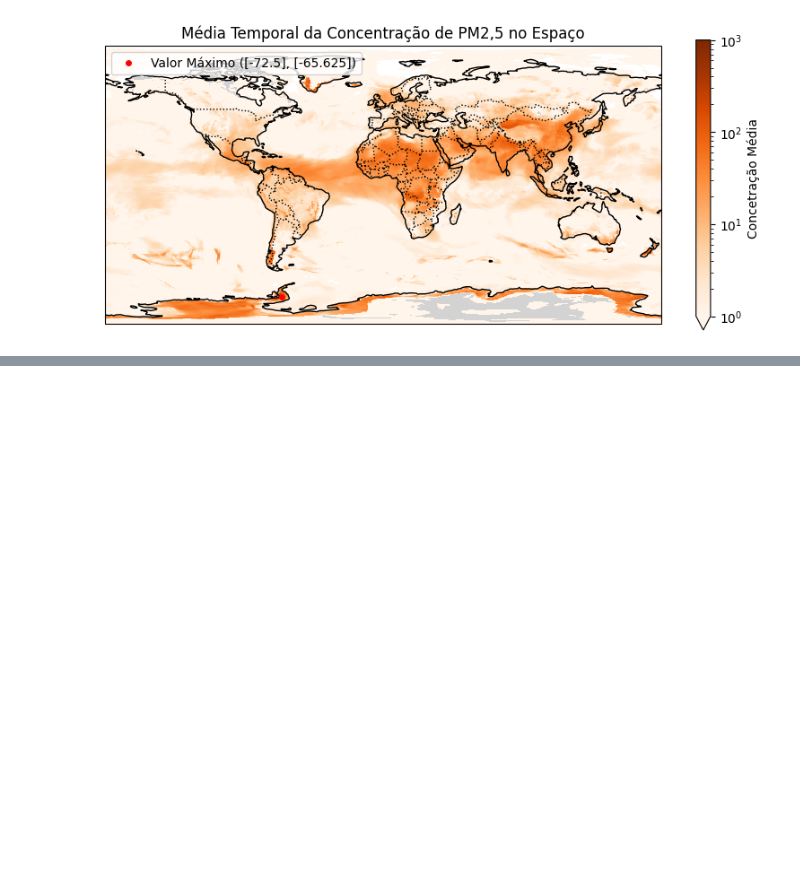
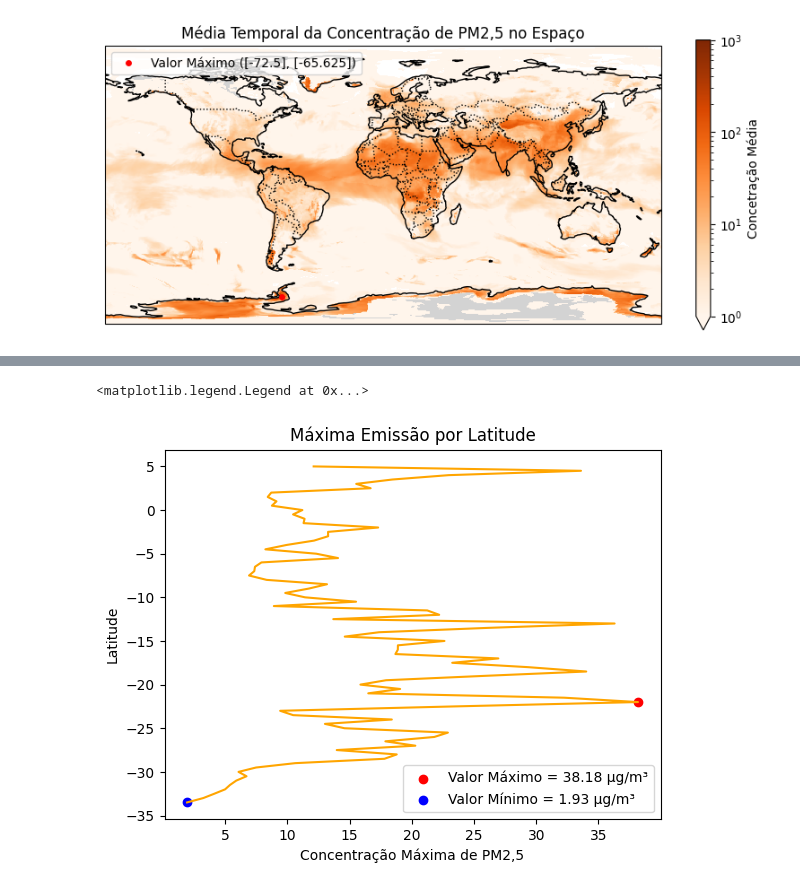
Before and after one commit to Bianca-bonetti/ENS410064, a Jupyter notebook: Atividade04.ipynb, the cells around one changed output, grey strips where cells are left out. Saved outputs shown, nothing was run; the diff lists cells and outputs as text; code cells hidden in the pictures; blank space fills up the shorter version.

```diff
--- a/Atividade04.ipynb
+++ b/Atividade04.ipynb
@@ -272,0 +307,12 @@ xarray.core.dataset.Dataset
+# %%
+fig,ax= plt.subplots()
+ax.plot(clipped_max, clipped_clean['y'][:], color='orange')
+ax.scatter(clipped_max.max(), -33.5+0.5*23, color='red', label=f'Valor Máximo = {max_bra_lon:.2f} μg/m³' )
+ax.scatter(clipped_max.min(), -33.5+0.5*0, color='blue', label=f'Valor Mínimo = {min_bra_lon:.2f} μg/m³' )
+ax.set_title("Máxima Emissão por Latitude")
+ax.set_xlabel("Concentração Máxima de PM2,5")
+ax.set_ylabel("Latitude")
+ax.legend(loc='lower right')
+# %% [output]
+<matplotlib.legend.Legend at 0x...>
+[figure, added]
```
Also changed, not shown: parts of 13 cells of this notebook, 1 other file.
